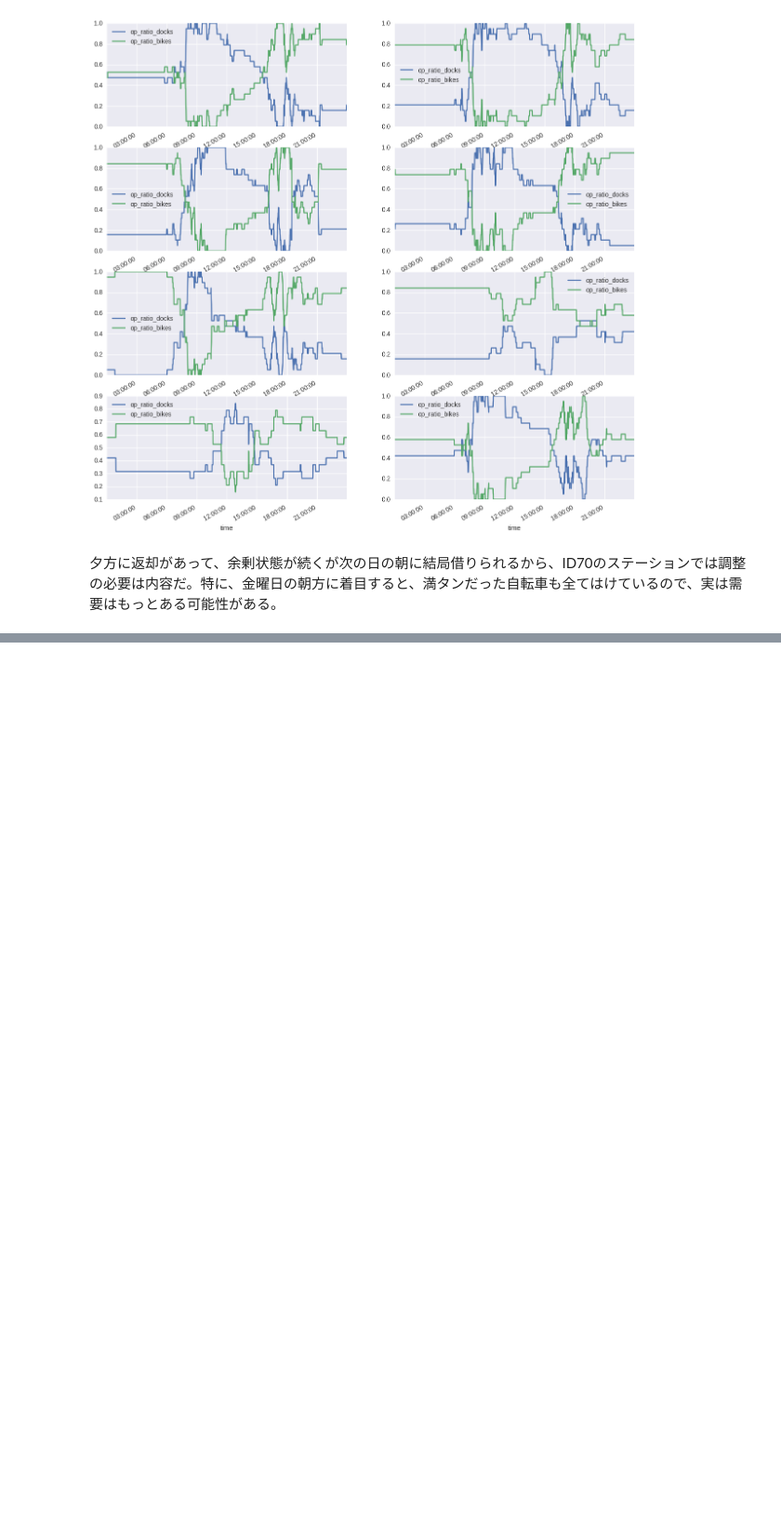
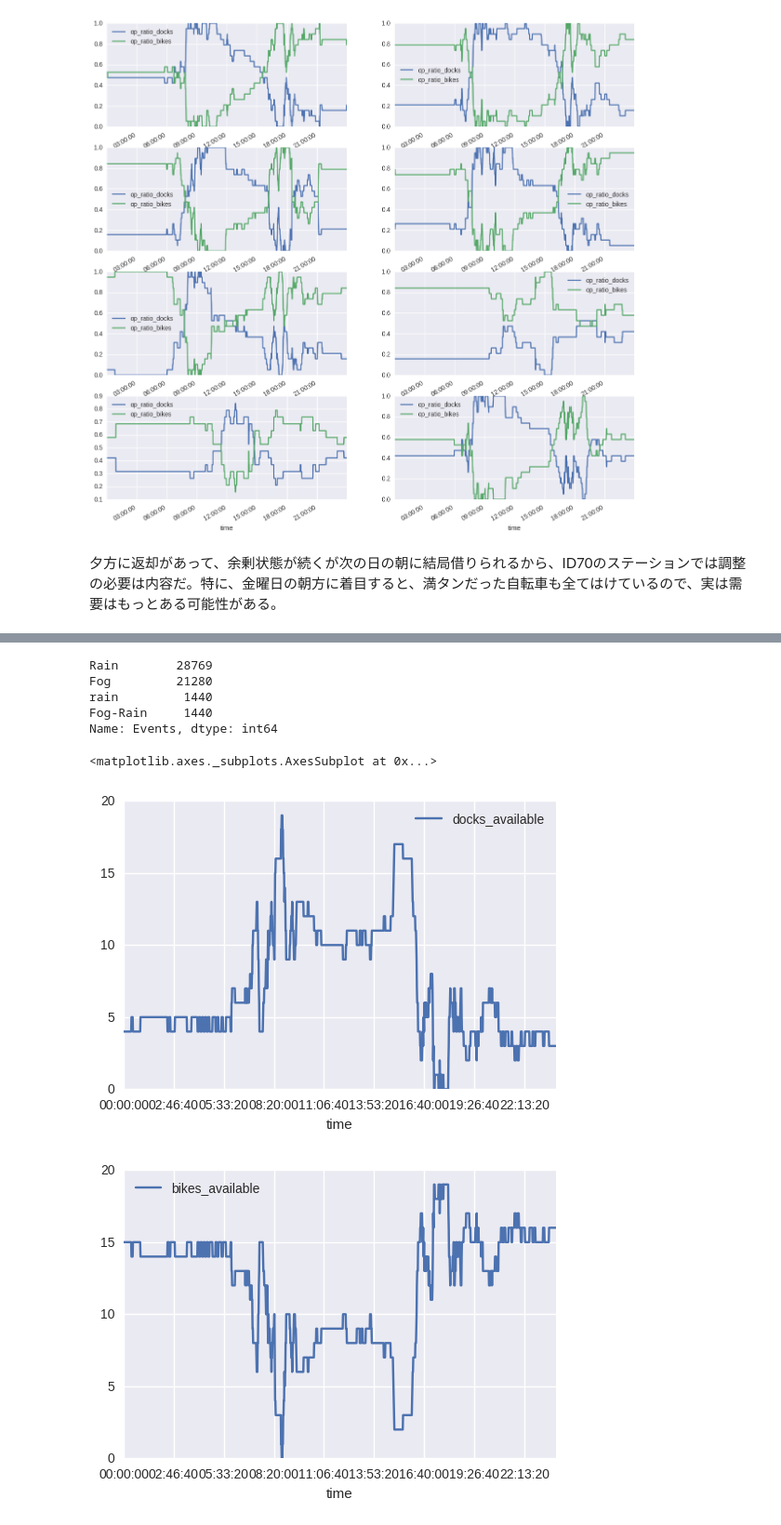
Before and after one commit to kyohei-koga/bike_share, a Jupyter notebook: operation_rate.ipynb, the cells around one changed output, grey strips where cells are left out. Shown: that part at 93% size. Drawn from its saved outputs; the diff is of its cells as text; code cells hidden in the pictures; blank space fills up the shorter version.

```diff
--- a/operation_rate.ipynb
+++ b/operation_rate.ipynb
@@ -123,0 +173,23 @@ status1.to_csv('/home/kyohei/bike_share_data/201402_babs_open_data/201402_status
+# %%
+weather_SF_sub = weather_SF[['Date','Events']]
+# %%
+merge_weather_op = pd.merge(test,weather_SF_sub,left_on='date',right_on='Date',how='inner')
+# %%
+merge_weather_op.Events.value_counts()
+# %% [output]
+Rain        28769
+Fog         21280
+rain         1440
+Fog-Rain     1440
+Name: Events, dtype: int64
+# %%
+test_sunny = merge_weather_op[(merge_weather_op.Events=='Rain') | (merge_weather_op.Events=='rain')]
+# %%
+test_sunny_data = test_sunny.groupby(['dayofweek','time'])['docks_available','bikes_available'].mean().reset_index()
+# %%
+test_sunny_data[test_sunny_data.dayofweek==0].plot('time','docks_available')
+test_sunny_data[test_sunny_data.dayofweek==0].plot('time','bikes_available')
+# %% [output]
+<matplotlib.axes._subplots.AxesSubplot at 0x...>
+[figure, added]
+[figure, added]
```
Also changed, not shown: parts of 17 cells of this notebook.
